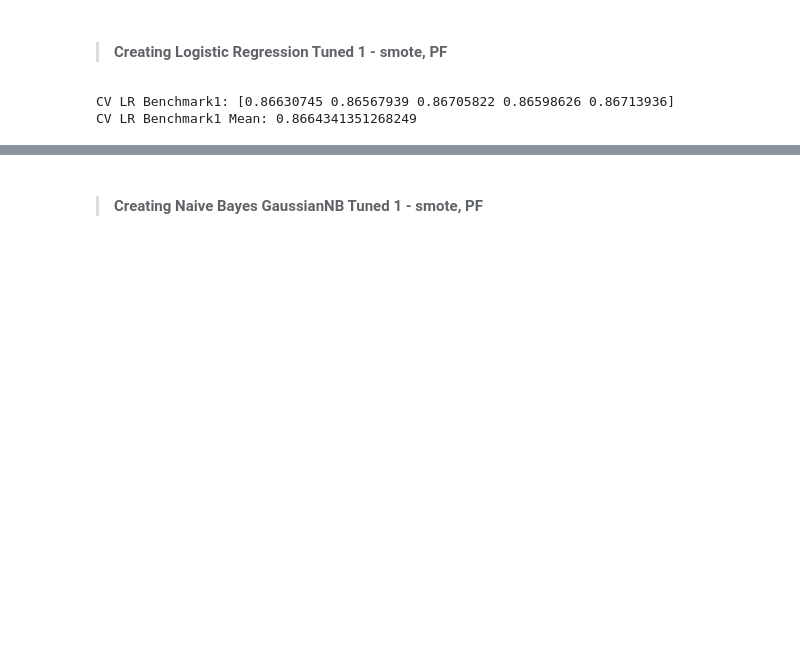
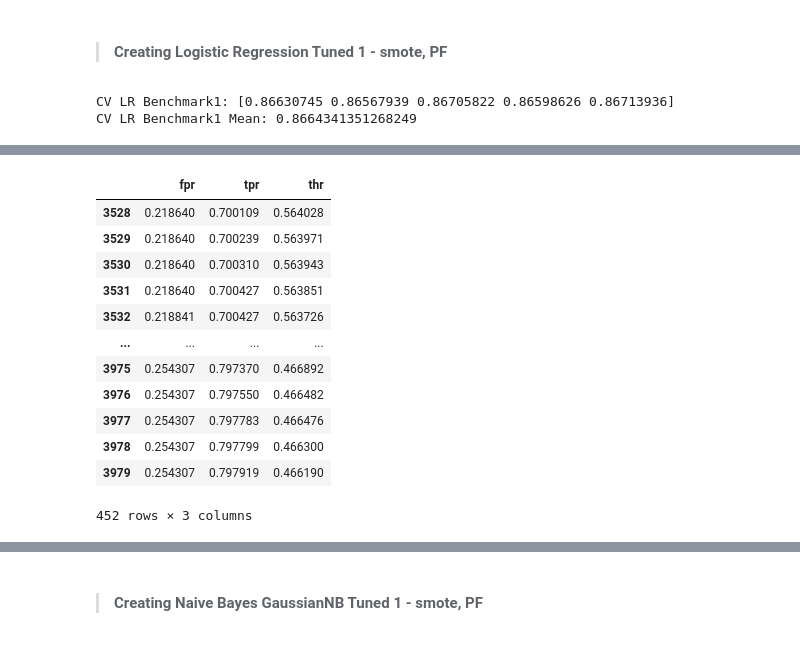
Before and after one commit to bolaubi/DSW_danthon_2021-1, a Jupyter notebook: danthon1.ipynb, the cells around one changed output, grey strips where cells are left out. Saved outputs shown, nothing was run; the diff lists cells and outputs as text; code cells hidden in the pictures; blank space fills up the shorter version.

```diff
--- a/danthon1.ipynb
+++ b/danthon1.ipynb
@@ -973,0 +1061,4 @@ CV LR Benchmark1 Mean: 0.8664341351268249
+# %%
+fpr_lr_tuned1, tpr_lr_tuned1, threshold_lr_tuned1 = roc_curve(y_test, prob_lr_tuned1)
+# %%
+roc_lr_tuned1_df = pd.DataFrame({'fpr': fpr_lr_tuned1, 'tpr': tpr_lr_tuned1, 'thr': threshold_lr_tuned1})
@@ -973,0 +1072,16 @@ CV LR Benchmark1 Mean: 0.8664341351268249
+# %%
+roc_lr_tuned1_df[(roc_lr_tuned1_df['fpr']>=0.1) & (roc_lr_tuned1_df['fpr']<=0.3) & (roc_lr_tuned1_df['tpr']>=0.7) & (roc_lr_tuned1_df['tpr']<=0.8)]
+# %% [output]
+|  | fpr | tpr | thr |
+| 3528 | 0.218640 | 0.700109 | 0.564028 |
+| 3529 | 0.218640 | 0.700239 | 0.563971 |
+| 3530 | 0.218640 | 0.700310 | 0.563943 |
+| 3531 | 0.218640 | 0.700427 | 0.563851 |
+| 3532 | 0.218841 | 0.700427 | 0.563726 |
+| ... | ... | ... | ... |
+| 3975 | 0.254307 | 0.797370 | 0.466892 |
+| 3976 | 0.254307 | 0.797550 | 0.466482 |
+| 3977 | 0.254307 | 0.797783 | 0.466476 |
+| 3978 | 0.254307 | 0.797799 | 0.466300 |
+| 3979 | 0.254307 | 0.797919 | 0.466190 |
+452 rows × 3 columns
```
Also changed, not shown: parts of 17 cells of this notebook.
